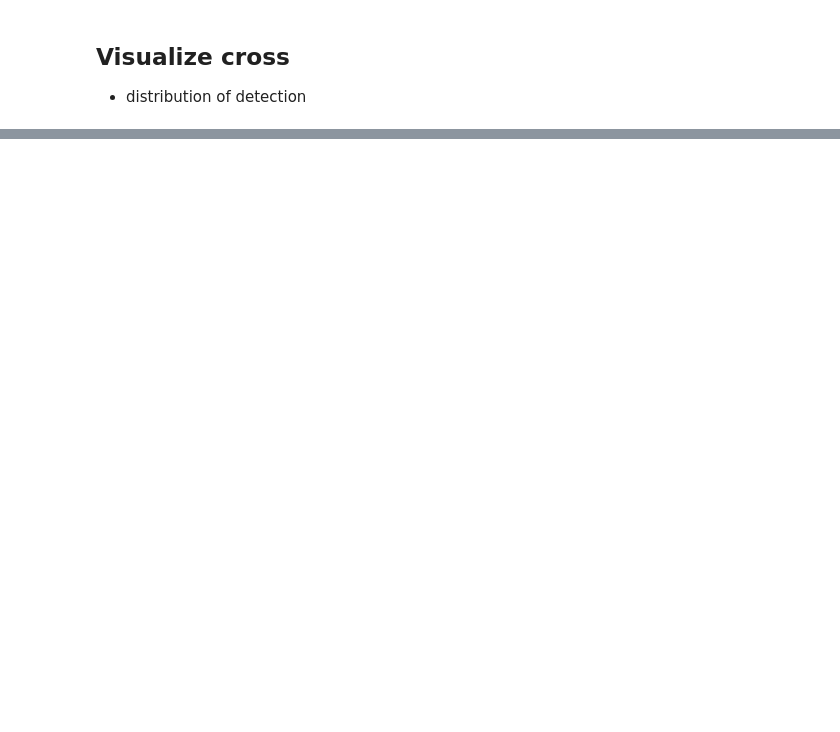
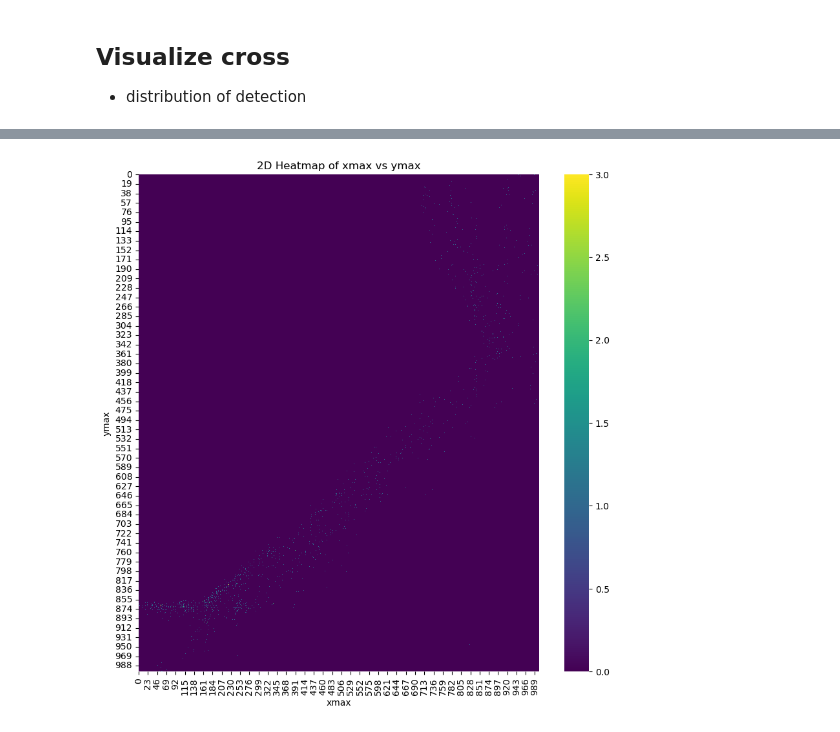
Before and after one commit to JeansAthiwat/parking-customer-count, a Jupyter notebook: 01data_vis_cross.ipynb, the cells around one changed output, grey strips where cells are left out. Saved outputs shown, nothing was run; the diff lists cells and outputs as text; code cells hidden in the pictures; blank space fills up the shorter version.

```diff
--- a/01data_vis_cross.ipynb
+++ b/01data_vis_cross.ipynb
@@ -38,0 +26,3 @@ df_cross
+# %%
+df_cross = Preprocess.df_clean_customer(df_customer=df_cross)
+df_cross
@@ -38,0 +40,39 @@ df_cross
+# %%
+import matplotlib.pyplot as plt
+from mpl_toolkits.mplot3d import Axes3D
+
+df_cross['timestamp_precise'] = pd.to_datetime(df_cross['timestamp_precise'])
+
+fig = plt.figure(figsize=(20, 100))
+ax = fig.add_subplot(111, projection='3d')
+
+ax.scatter(df_cross['xmax'], df_cross['ymax'], df_cross['timestamp_unix'])
+ax.set_xlabel('xmax')
+ax.set_ylabel('ymax')
+ax.set_zlabel('Timestamp')
+ax.set_title('3D Scatter Plot of Index vs Timestamp')
+
+# Set the aspect ratio of the axes
+ax.set_box_aspect((1, 1, 5))  # Set the aspect ratio to 1, 1, 5
+plt.show()
+# %%
+import matplotlib.pyplot as plt
+import seaborn as sns
+import numpy as np
+
+# Create a 2D grid of x and y values
+x = df_cross['xmax']
+y = df_cross['ymax']
+
+# Create a 2D histogram of the data
+hist, xedges, yedges = np.histogram2d(x, y, bins=1000)
+
+# Create a 2D heatmap of the data
+plt.figure(figsize=(10, 10))
+sns.heatmap(hist, cmap='viridis')
+plt.xlabel('xmax')
+plt.ylabel('ymax')
+plt.title('2D Heatmap of xmax vs ymax')
+plt.show()
+# %% [output]
+[figure, added]
```
Also changed, not shown: parts of 4 cells of this notebook, 6 other files.
